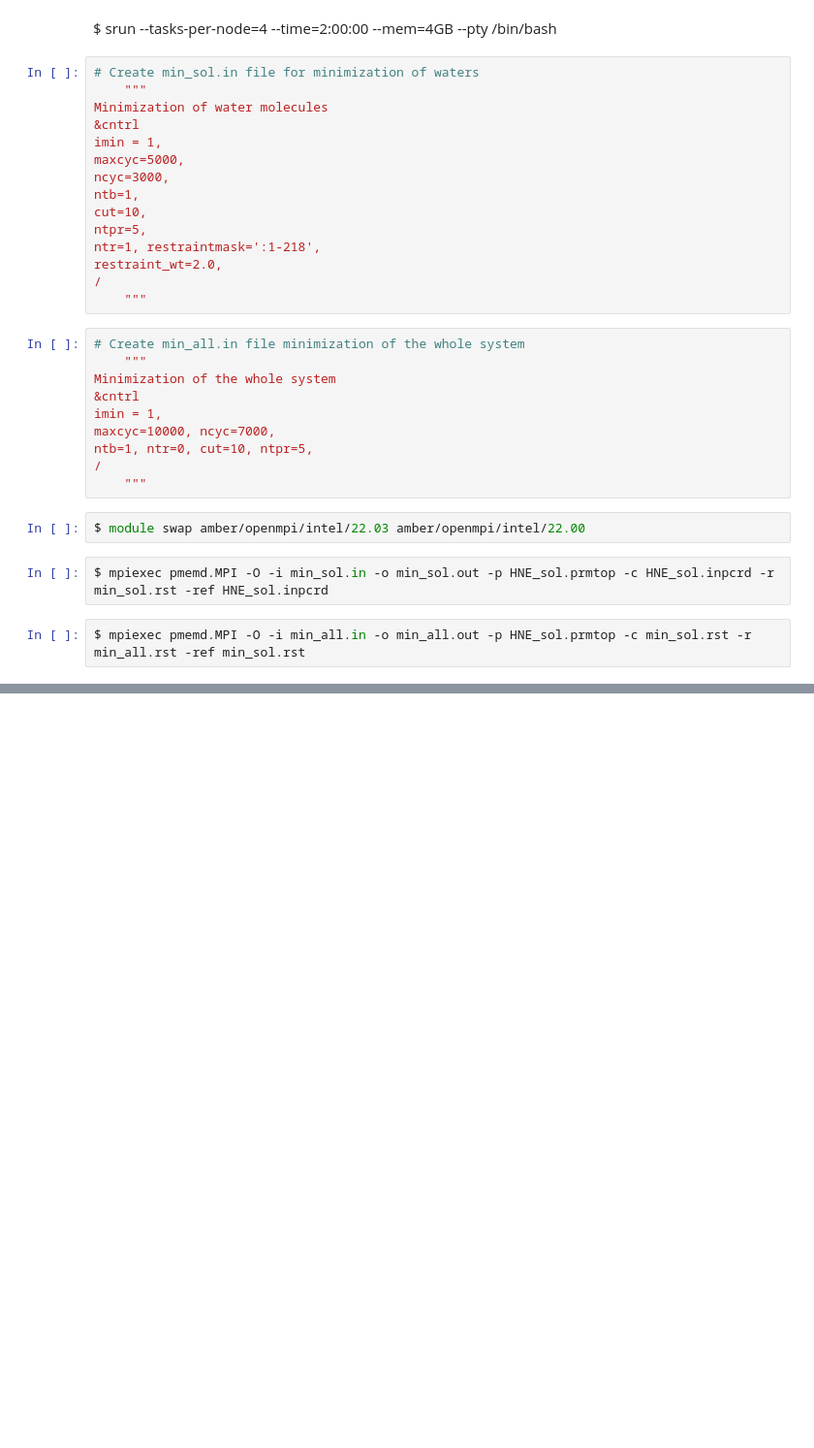
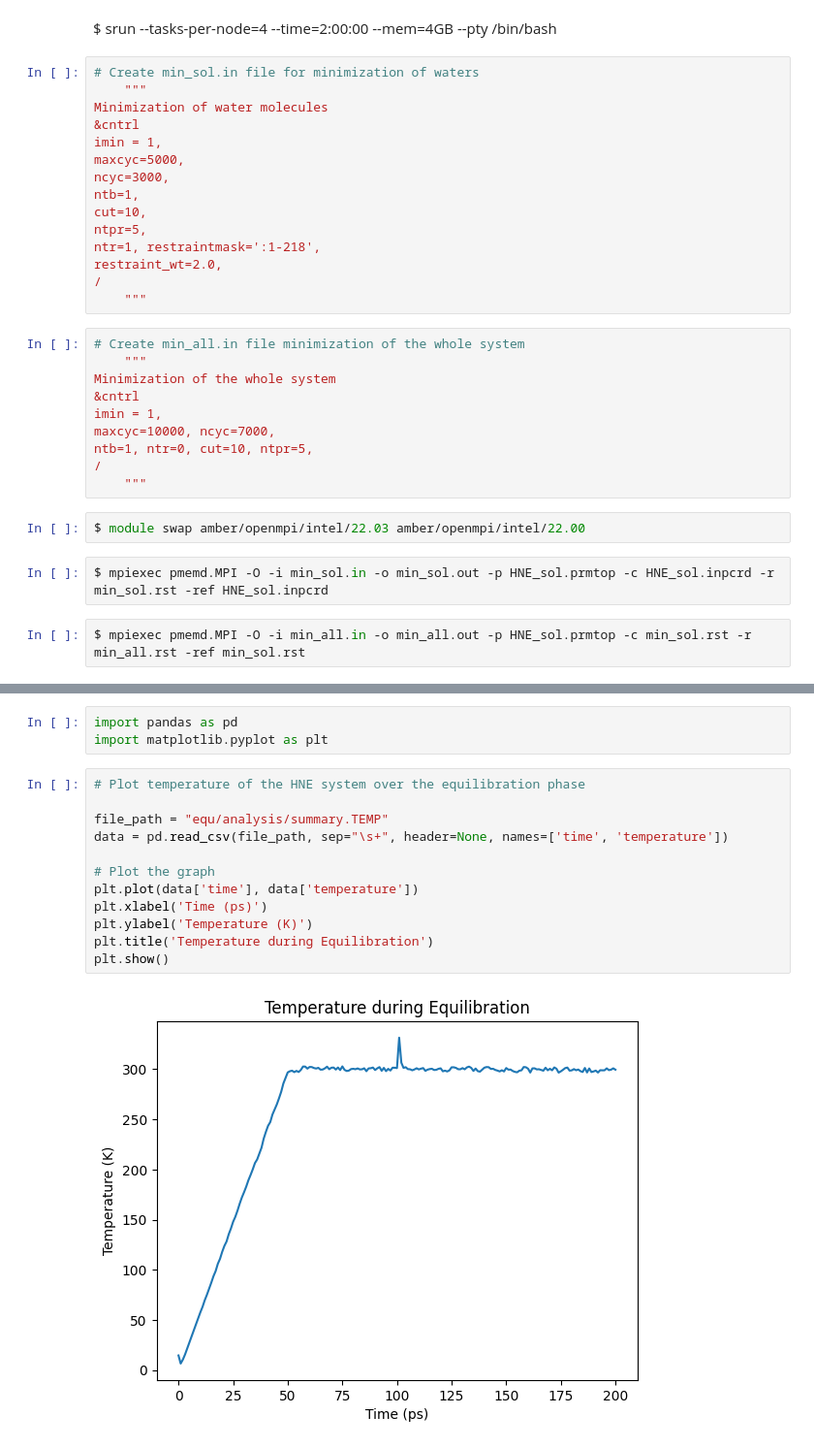
Before and after one commit to qiouyang/comp-lab-class-2024, a Jupyter notebook: Week4/HNE/human_neutrophil_elastase.ipynb, the cells around one changed output, grey strips where cells are left out. Shown at 97% size. Cells and saved outputs as stored; diff of their text form; blank space fills up the shorter version.

```diff
--- a/Week4/HNE/human_neutrophil_elastase.ipynb
+++ b/Week4/HNE/human_neutrophil_elastase.ipynb
@@ -258,0 +401,17 @@ plt.show()
+# %%
+import pandas as pd
+import matplotlib.pyplot as plt
+# %%
+# Plot temperature of the HNE system over the equilibration phase
+
+file_path = "equ/analysis/summary.TEMP"
+data = pd.read_csv(file_path, sep="\s+", header=None, names=['time', 'temperature'])
+
+# Plot the graph
+plt.plot(data['time'], data['temperature'])
+plt.xlabel('Time (ps)')
+plt.ylabel('Temperature (K)')
+plt.title('Temperature during Equilibration')
+plt.show()
+# %% [output]
+[figure, added]
```
Also changed, not shown: parts of 59 cells of this notebook.
